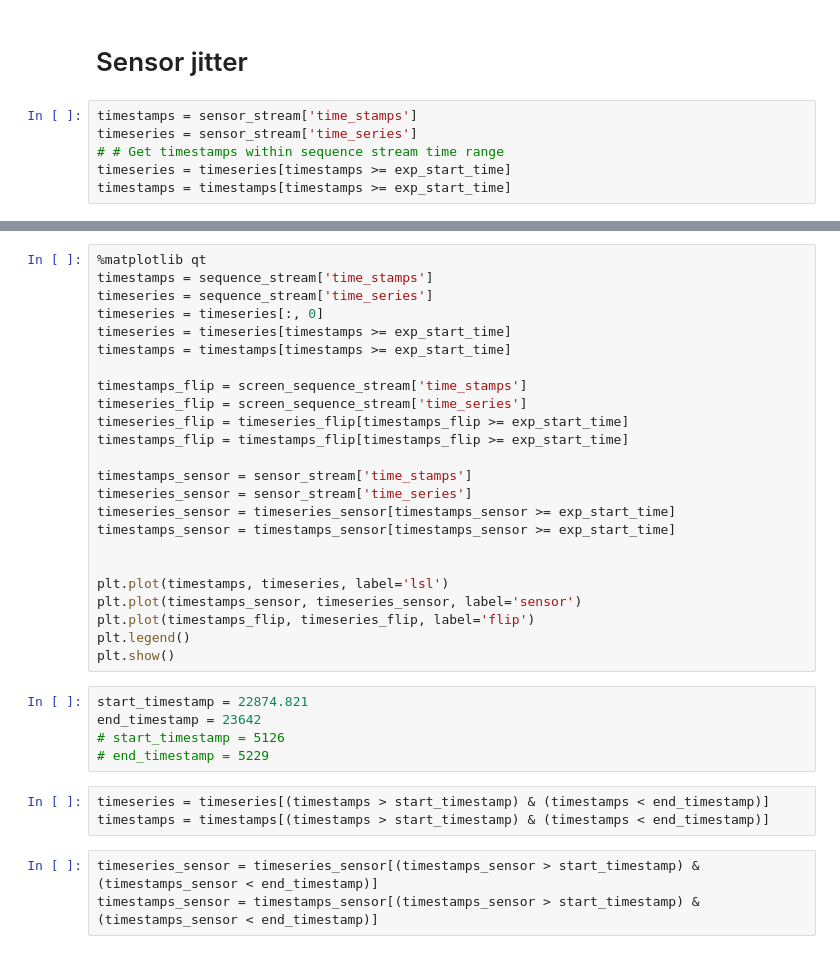
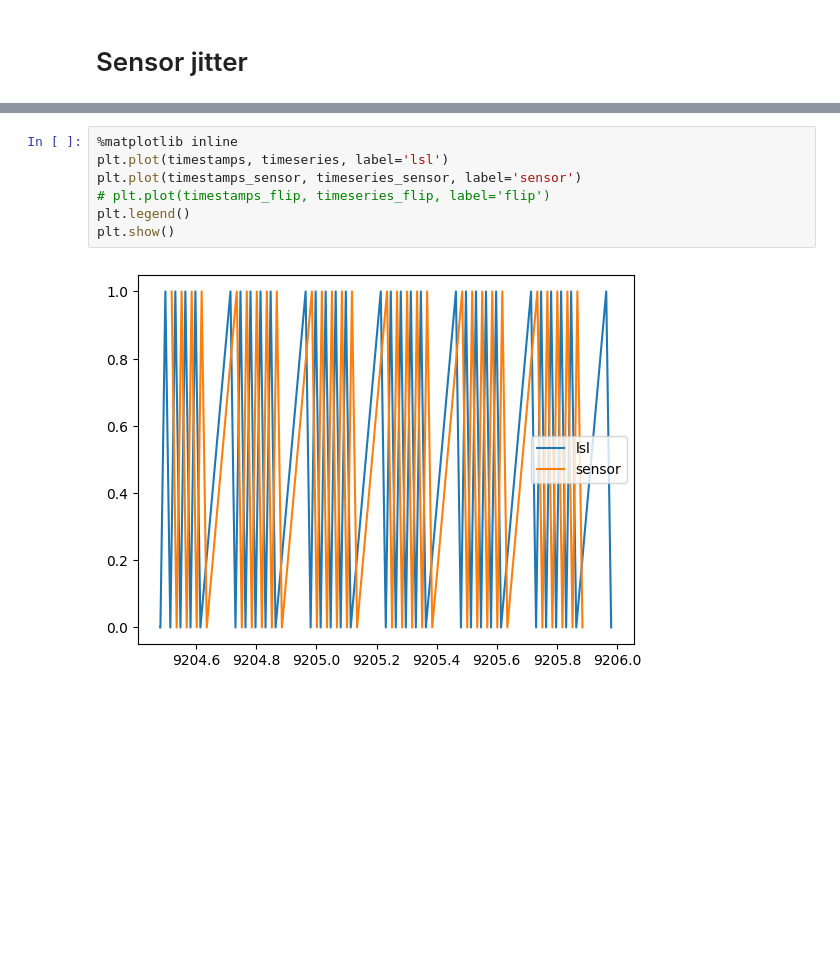
Before and after one commit to amar-enkhbat/codebook_generator, a Jupyter notebook: vsync_sensor_test/vsync_sensor.ipynb, the cells around one changed output, grey strips where cells are left out. Saved outputs shown, nothing was run; the diff lists cells and outputs as text; blank space fills up the shorter version.

```diff
--- a/vsync_sensor_test/vsync_sensor.ipynb
+++ b/vsync_sensor_test/vsync_sensor.ipynb
@@ -84,8 +72,2 @@ plt.show()
 # %% [markdown]
 # Sensor jitter
-# %%
-timestamps = sensor_stream['time_stamps']
-timeseries = sensor_stream['time_series']
-# # Get timestamps within sequence stream time range
-timeseries = timeseries[timestamps >= exp_start_time]
-timestamps = timestamps[timestamps >= exp_start_time]
@@ -135,36 +96,10 @@ array([ 83.,  92., 100., 108., 133., 142., 150., 158., 159.])
 # %%
-%matplotlib qt
-timestamps = sequence_stream['time_stamps']
-timeseries = sequence_stream['time_series']
-timeseries = timeseries[:, 0]
-timeseries = timeseries[timestamps >= exp_start_time]
-timestamps = timestamps[timestamps >= exp_start_time]
-
-timestamps_flip = screen_sequence_stream['time_stamps']
-timeseries_flip = screen_sequence_stream['time_series']
-timeseries_flip = timeseries_flip[timestamps_flip >= exp_start_time]
-timestamps_flip = timestamps_flip[timestamps_flip >= exp_start_time]
-
-timestamps_sensor = sensor_stream['time_stamps']
-timeseries_sensor = sensor_stream['time_series']
-timeseries_sensor = timeseries_sensor[timestamps_sensor >= exp_start_time]
-timestamps_sensor = timestamps_sensor[timestamps_sensor >= exp_start_time]
-
-
+%matplotlib inline
 plt.plot(timestamps, timeseries, label='lsl')
 plt.plot(timestamps_sensor, timeseries_sensor, label='sensor')
-plt.plot(timestamps_flip, timeseries_flip, label='flip')
+# plt.plot(timestamps_flip, timeseries_flip, label='flip')
 plt.legend()
 plt.show()
+# %% [output]
+[figure, added]
-# %%
-start_timestamp = 22874.821
-end_timestamp = 23642
-# start_timestamp = 5126
-# end_timestamp = 5229
-# %%
-timeseries = timeseries[(timestamps > start_timestamp) & (timestamps < end_timestamp)]
-timestamps = timestamps[(timestamps > start_timestamp) & (timestamps < end_timestamp)]
-# %%
-timeseries_sensor = timeseries_sensor[(timestamps_sensor > start_timestamp) & (timestamps_sensor < end_timestamp)]
-timestamps_sensor = timestamps_sensor[(timestamps_sensor > start_timestamp) & (timestamps_sensor < end_timestamp)]
 # %%
```
Also changed, not shown: parts of 32 cells of this notebook, 1 other file.
